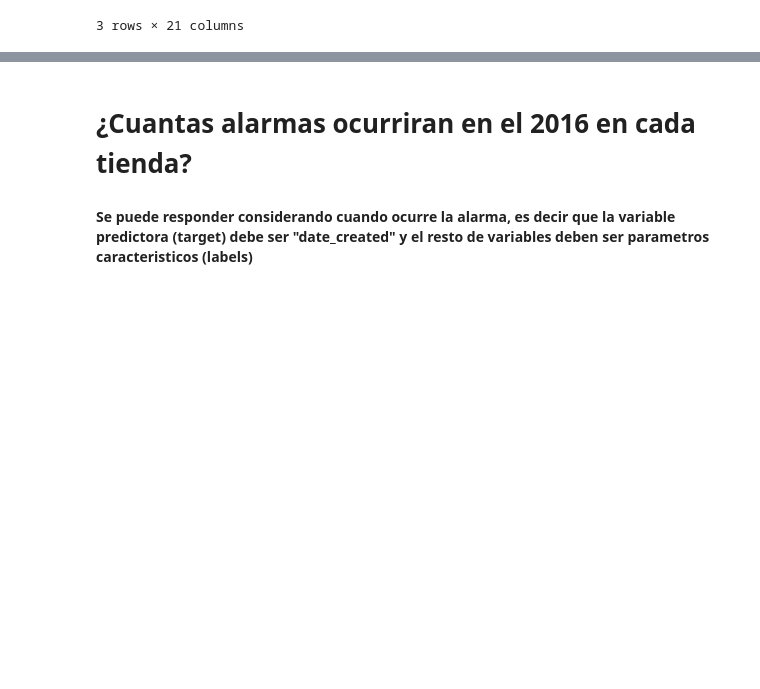
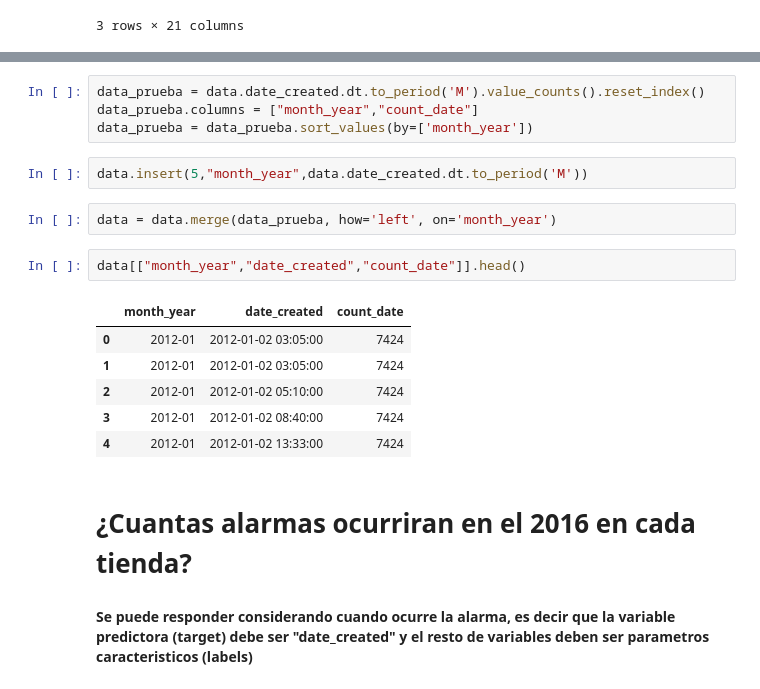
Before and after one commit to sergioduquem15/FINAL_PROJECT_DataMining, a Jupyter notebook: 2-EDA_analysis.ipynb, the cells around one changed output, grey strips where cells are left out. Drawn from its saved outputs; the diff is of its cells as text; blank space fills up the shorter version.

```diff
--- a/2-EDA_analysis.ipynb
+++ b/2-EDA_analysis.ipynb
@@ -61,3 +61,20 @@ Wall time: 1.15 s
+# %%
+data_prueba = data.date_created.dt.to_period('M').value_counts().reset_index()
+data_prueba.columns = ["month_year","count_date"]
+data_prueba = data_prueba.sort_values(by=['month_year'])
+# %%
+data.insert(5,"month_year",data.date_created.dt.to_period('M'))
+# %%
+data = data.merge(data_prueba, how='left', on='month_year')
+# %%
+data[["month_year","date_created","count_date"]].head()
+# %% [output]
+|  | month_year | date_created | count_date |
+| 0 | 2012-01 | 2012-01-02 03:05:00 | 7424 |
+| 1 | 2012-01 | 2012-01-02 03:05:00 | 7424 |
+| 2 | 2012-01 | 2012-01-02 05:10:00 | 7424 |
+| 3 | 2012-01 | 2012-01-02 08:40:00 | 7424 |
+| 4 | 2012-01 | 2012-01-02 13:33:00 | 7424 |
 # %% [markdown]
 # ¿Cuantas alarmas ocurriran en el 2016 en cada tienda?
 #### Se puede responder considerando cuando ocurre la alarma, es decir que la variable predictora (target) debe ser "date_created" y el resto de variables deben ser parametros caracteristicos (labels)
```
Also changed, not shown: parts of 27 cells of this notebook.
